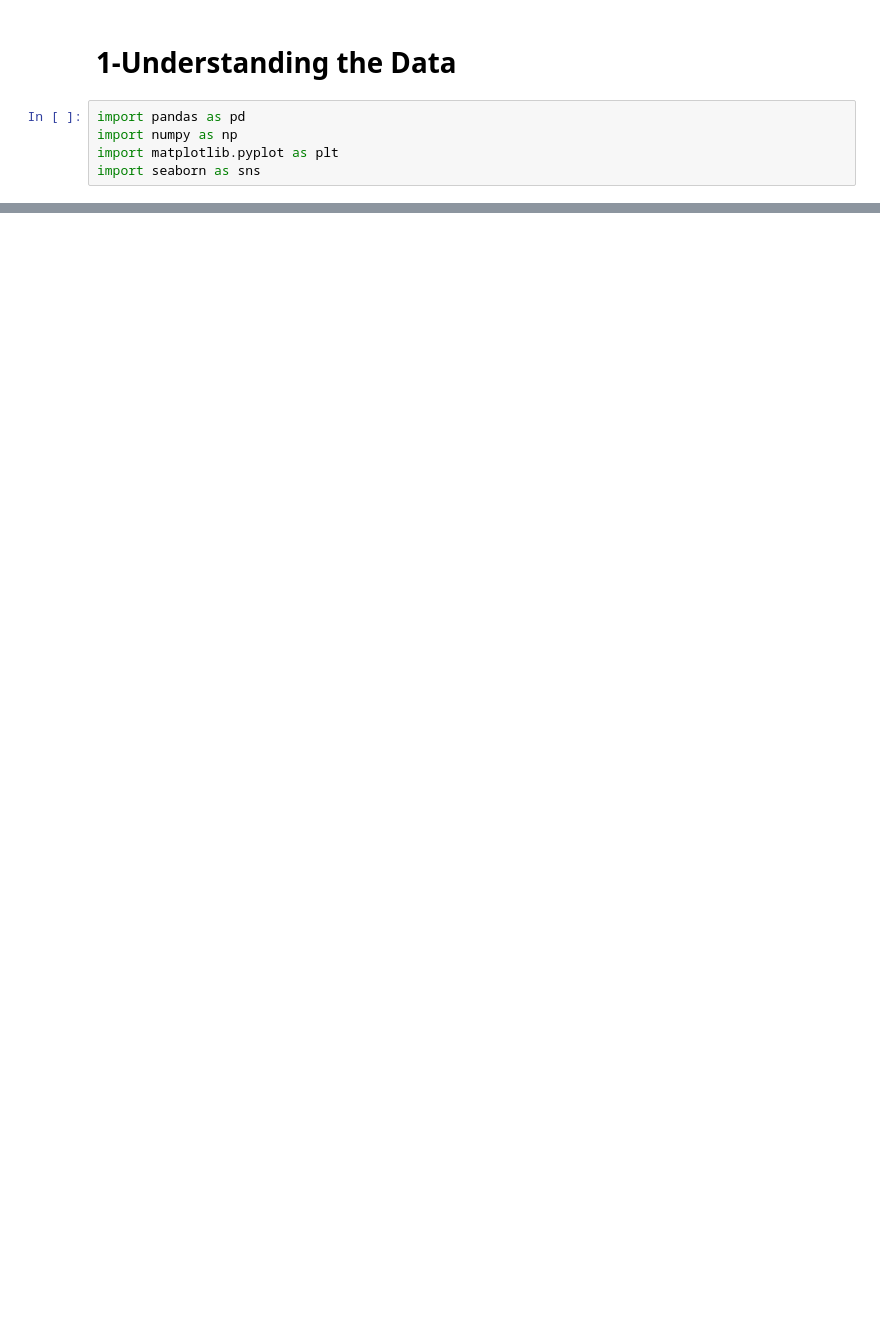
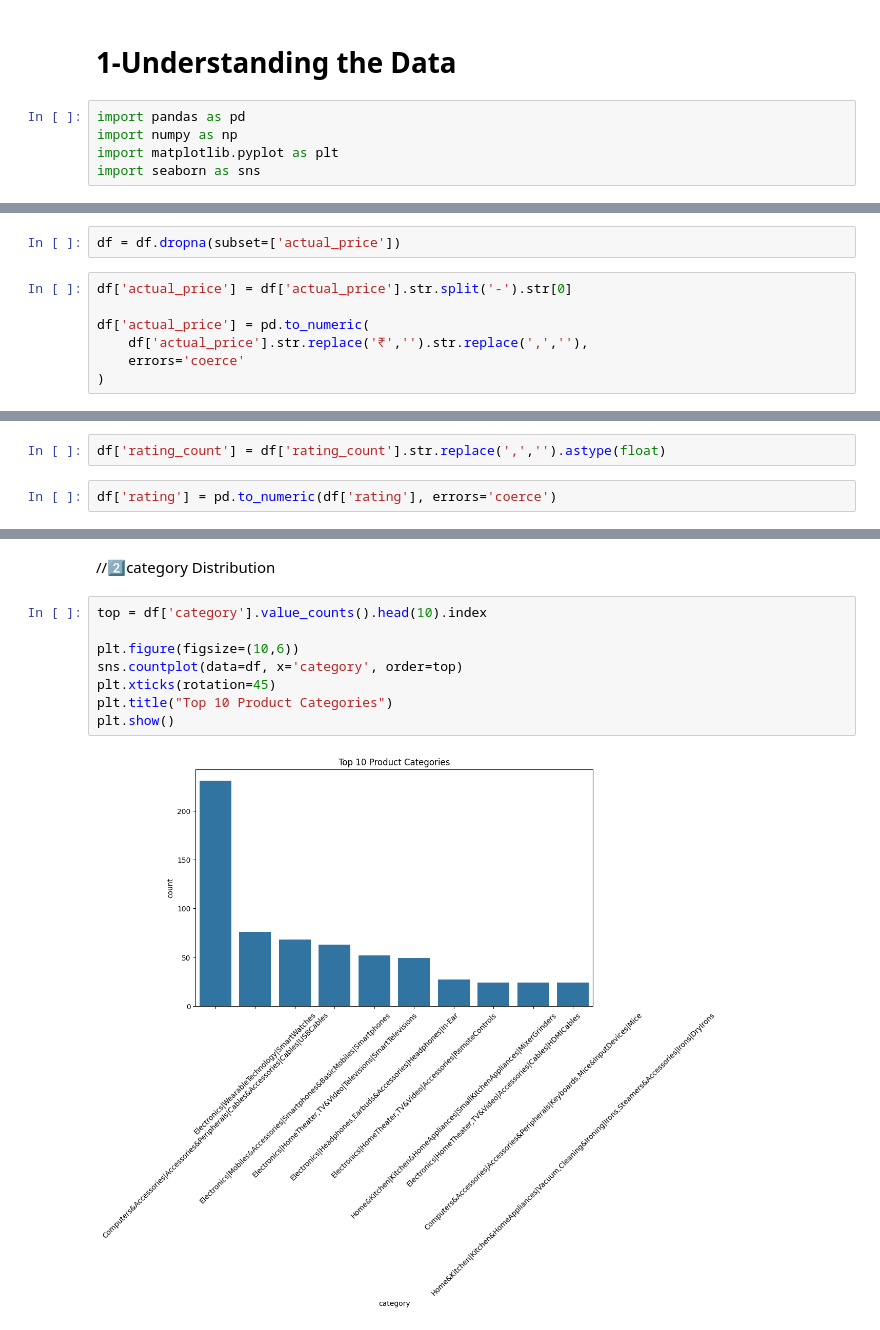
Before and after one commit to mosta3aGam2L/Amazon_EDA_project, a Jupyter notebook: notebooks/Amazon_EDA.ipynb, the cells around one changed output, grey strips where cells are left out. Saved outputs shown, nothing was run; the diff lists cells and outputs as text; blank space fills up the shorter version.

```diff
--- a/notebooks/Amazon_EDA.ipynb
+++ b/notebooks/Amazon_EDA.ipynb
@@ -11,0 +96,9 @@ FileNotFoundError: [Errno 2] No such file or directory: 'data/amazon.csv'
+# %%
+df = df.dropna(subset=['actual_price'])
+# %%
+df['actual_price'] = df['actual_price'].str.split('-').str[0]
+
+df['actual_price'] = pd.to_numeric(
+    df['actual_price'].str.replace('₹','').str.replace(',',''),
+    errors='coerce'
+)
@@ -11,0 +109,4 @@ FileNotFoundError: [Errno 2] No such file or directory: 'data/amazon.csv'
+# %%
+df['rating_count'] = df['rating_count'].str.replace(',','').astype(float)
+# %%
+df['rating'] = pd.to_numeric(df['rating'], errors='coerce')
@@ -11,0 +145,12 @@ FileNotFoundError: [Errno 2] No such file or directory: 'data/amazon.csv'
+# %% [markdown]
+//2️⃣category Distribution
+# %%
+top = df['category'].value_counts().head(10).index
+
+plt.figure(figsize=(10,6))
+sns.countplot(data=df, x='category', order=top)
+plt.xticks(rotation=45)
+plt.title("Top 10 Product Categories")
+plt.show()
+# %% [output]
+[figure, added]
```
Also changed, not shown: parts of 27 cells of this notebook.
